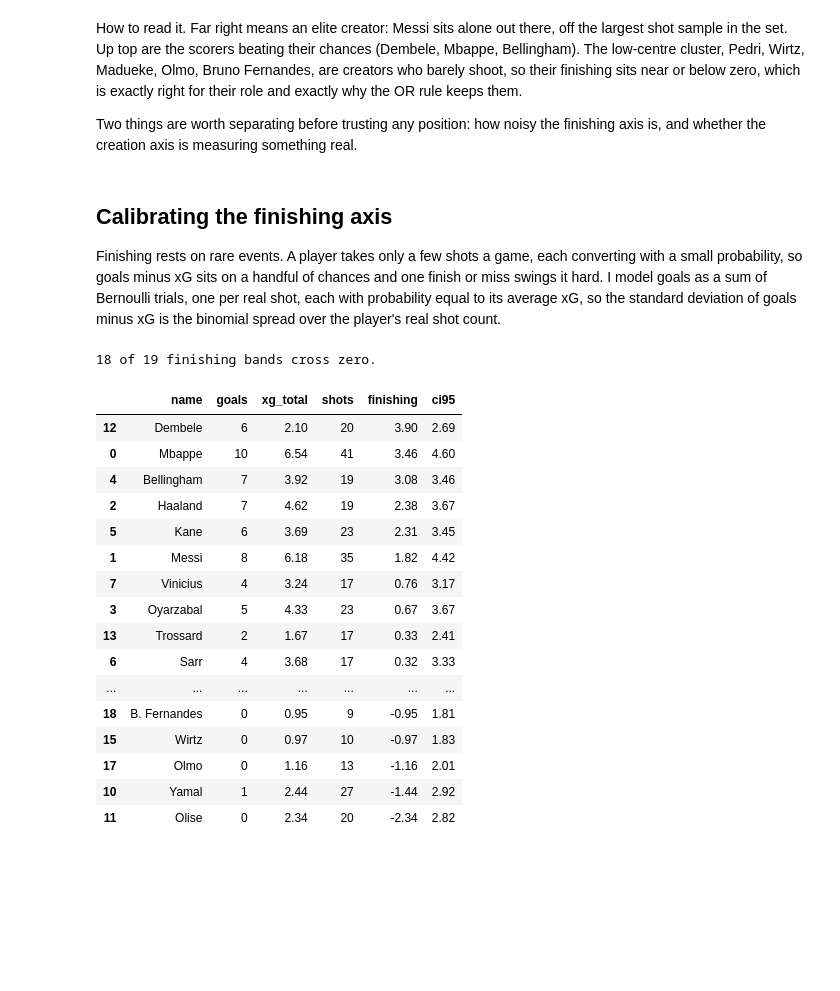
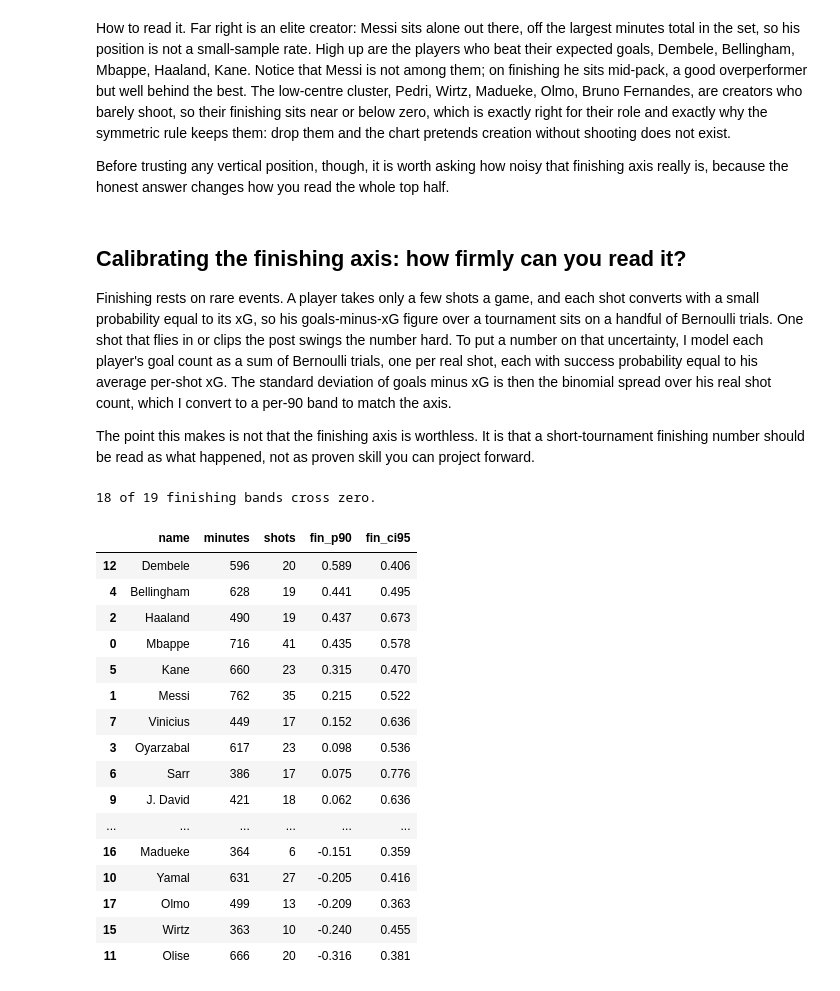
Before and after one commit to wingedhusssar-pixel/wc2026-top-attacking-threat-analysis, a Jupyter notebook: wc2026_xg_analysis.ipynb, the cells around one changed output. Cells and saved outputs as stored; diff of their text form; code cells hidden in the pictures; blank space fills up the shorter version.

```diff
--- a/wc2026_xg_analysis.ipynb
+++ b/wc2026_xg_analysis.ipynb
@@ -37,25 +38,27 @@ Vertical axis is finishing (goals minus xG). Horizontal is creation (total xA).
 # %%
+import numpy as np, pandas as pd, matplotlib.pyplot as plt
 INK,ACC,MUT,GRID="#22303f","#3f6d9c","#8a8f98","#e6e3db"
 plt.rcParams.update({"font.size":11,"figure.facecolor":"white","axes.facecolor":"white"})
+df=pd.read_csv("wc2026_attackers.csv")
+df["xa_p90"]=df["xa_total"]/df["minutes"]*90
+df["fin_p90"]=(df["goals"]-df["xg_total"])/df["minutes"]*90
 # CHART 1
 fig,ax=plt.subplots(figsize=(9.8,6.8))
-sz=(df["shots"]/df["shots"].max()*380)+40
-ax.scatter(df["xa_total"],df["finishing"],s=sz,color=ACC,alpha=.55,edgecolor=INK,lw=.7,zorder=3)
+sz=(df["minutes"]/df["minutes"].max()*360)+40
+ax.scatter(df["xa_p90"],df["fin_p90"],s=sz,color=ACC,alpha=.55,edgecolor=INK,lw=.7,zorder=3)
 ax.axhline(0,color=MUT,lw=1,ls="--",zorder=1)
-ax.text(df["xa_total"].max(),.06,"goals = xG",color=MUT,fontsize=9,ha="right")
-off={"Bellingham":(0,13),"Dembele":(0,13),"Kane":(8,12),"Mbappe":(0,13),"Haaland":(0,12),
- "Vinicius":(0,-16),"Trossard":(0,12),"Olmo":(-14,-14),"B. Fernandes":(34,-2),"Wirtz":(10,-15),
- "Madueke":(0,12),"Pedri":(0,12),"Olise":(0,12),"Messi":(0,13),"Yamal":(0,-16),
- "Ronaldo":(0,-16),"Jimenez":(-18,-13),"J. David":(24,7),"Sarr":(-8,13),"Oyarzabal":(0,12)}
+ax.text(df["xa_p90"].max(),.01,"goals = xG",color=MUT,fontsize=9,ha="right",va="bottom")
+off={"Bellingham":(0,13),"Dembele":(0,13),"Kane":(10,11),"Mbappe":(-18,10),"Haaland":(0,12),
+ "Vinicius":(0,-16),"Trossard":(0,13),"Olmo":(-18,-13),"B. Fernandes":(38,-2),"Wirtz":(14,-15),
+ "Madueke":(0,-16),"Pedri":(0,13),"Olise":(0,13),"Messi":(0,13),"Yamal":(0,-16),
+ "Ronaldo":(0,-16),"J. David":(28,6),"Sarr":(-8,13),"Oyarzabal":(0,13)}
 for _,r in df.iterrows():
     dx,dy=off.get(r["name"],(0,12))
-    ax.annotate(r["name"],(r["xa_total"],r["finishing"]),xytext=(dx,dy),
-                textcoords="offset points",ha="center",fontsize=8.3,color=INK)
-ax.set_xlabel("Chance creation  —  total xA"); ax.set_ylabel("Finishing  —  goals minus xG")
+    ax.annotate(r["name"],(r["xa_p90"],r["fin_p90"]),xytext=(dx,dy),textcoords="offset points",ha="center",fontsize=8.3,color=INK)
+ax.set_xlabel("Chance creation  \u2014  xA per 90"); ax.set_ylabel("Finishing  \u2014  goals minus xG per 90")
 ax.set_title("World Cup 2026 attackers: finishing vs creation",fontweight="bold",loc="left",pad=10)
 ax.grid(color=GRID,lw=.6,zorder=0); ax.margins(x=.13,y=.17)
-ax.text(0,-.13,"Dot size = shots  ·  in set if xG≥1.3 or xA≥1.3  ·  finishing: FIFA, creation: FotMob",
-        transform=ax.transAxes,fontsize=8.3,color=MUT)
+ax.text(0,-.13,"Dot size = minutes  \u00b7  350-min floor  \u00b7  in set if xG\u22651.3 or xA\u22651.3  \u00b7  finishing: FIFA, creation: FotMob",transform=ax.transAxes,fontsize=8,color=MUT)
 for s in["top","right"]:ax.spines[s].set_visible(False)
 plt.tight_layout();plt.show()
 # %% [output]
@@ -63,34 +66,36 @@ plt.tight_layout();plt.show()
 # %% [markdown]
-How to read it. Far right means an elite creator: Messi sits alone out there, off the largest shot sample in the set. Up top are the scorers beating their chances (Dembele, Mbappe, Bellingham). The low-centre cluster, Pedri, Wirtz, Madueke, Olmo, Bruno Fernandes, are creators who barely shoot, so their finishing sits near or below zero, which is exactly right for their role and exactly why the OR rule keeps them.
+How to read it. Far right is an elite creator: Messi sits alone out there, off the largest minutes total in the set, so his position is not a small-sample rate. High up are the players who beat their expected goals, Dembele, Bellingham, Mbappe, Haaland, Kane. Notice that Messi is not among them; on finishing he sits mid-pack, a good overperformer but well behind the best. The low-centre cluster, Pedri, Wirtz, Madueke, Olmo, Bruno Fernandes, are creators who barely shoot, so their finishing sits near or below zero, which is exactly right for their role and exactly why the symmetric rule keeps them: drop them and the chart pretends creation without shooting does not exist.
 
-Two things are worth separating before trusting any position: how noisy the finishing axis is, and whether the creation axis is measuring something real.
+Before trusting any vertical position, though, it is worth asking how noisy that finishing axis really is, because the honest answer changes how you read the whole top half.
 # %% [markdown]
-## Calibrating the finishing axis
+## Calibrating the finishing axis: how firmly can you read it?
 
-Finishing rests on rare events. A player takes only a few shots a game, each converting with a small probability, so goals minus xG sits on a handful of chances and one finish or miss swings it hard. I model goals as a sum of Bernoulli trials, one per real shot, each with probability equal to its average xG, so the standard deviation of goals minus xG is the binomial spread over the player's real shot count.
+Finishing rests on rare events. A player takes only a few shots a game, and each shot converts with a small probability equal to its xG, so his goals-minus-xG figure over a tournament sits on a handful of Bernoulli trials. One shot that flies in or clips the post swings the number hard. To put a number on that uncertainty, I model each player's goal count as a sum of Bernoulli trials, one per real shot, each with success probability equal to his average per-shot xG. The standard deviation of goals minus xG is then the binomial spread over his real shot count, which I convert to a per-90 band to match the axis.
+
+The point this makes is not that the finishing axis is worthless. It is that a short-tournament finishing number should be read as what happened, not as proven skill you can project forward.
 # %%
-p = (df["xg_total"]/df["shots"]).clip(upper=0.99)      # avg per-shot xG, from real shots
-df["sd_finish"] = np.sqrt(df["shots"]*p*(1-p))         # SD of goal count
-df["ci95"] = 1.96*df["sd_finish"]
-crosses = ((df["finishing"]-df["ci95"]<0)&(df["finishing"]+df["ci95"]>0)).sum()
+p = (df["xg_total"]/df["shots"]).clip(upper=0.99)       # average per-shot xG, from real shots
+df["sd_goals"] = np.sqrt(df["shots"]*p*(1-p))          # SD of the goal count (binomial)
+df["fin_ci95"] = 1.96*df["sd_goals"]/df["minutes"]*90  # 95% band in per-90 units
+crosses = ((df["fin_p90"]-df["fin_ci95"]<0)&(df["fin_p90"]+df["fin_ci95"]>0)).sum()
 print(f"{crosses} of {len(df)} finishing bands cross zero.")
-df.sort_values("finishing",ascending=False)[["name","goals","xg_total","shots","finishing","ci95"]].round(2)
+df.sort_values("fin_p90",ascending=False)[["name","minutes","shots","fin_p90","fin_ci95"]].round(3)
 # %% [output]
 18 of 19 finishing bands cross zero.
-|  | name | goals | xg_total | shots | finishing | ci95 |
-| 12 | Dembele | 6 | 2.10 | 20 | 3.90 | 2.69 |
-| 0 | Mbappe | 10 | 6.54 | 41 | 3.46 | 4.60 |
-| 4 | Bellingham | 7 | 3.92 | 19 | 3.08 | 3.46 |
-| 2 | Haaland | 7 | 4.62 | 19 | 2.38 | 3.67 |
-| 5 | Kane | 6 | 3.69 | 23 | 2.31 | 3.45 |
-| 1 | Messi | 8 | 6.18 | 35 | 1.82 | 4.42 |
-| 7 | Vinicius | 4 | 3.24 | 17 | 0.76 | 3.17 |
-| 3 | Oyarzabal | 5 | 4.33 | 23 | 0.67 | 3.67 |
-| 13 | Trossard | 2 | 1.67 | 17 | 0.33 | 2.41 |
-| 6 | Sarr | 4 | 3.68 | 17 | 0.32 | 3.33 |
-| ... | ... | ... | ... | ... | ... | ... |
-| 18 | B. Fernandes | 0 | 0.95 | 9 | -0.95 | 1.81 |
-| 15 | Wirtz | 0 | 0.97 | 10 | -0.97 | 1.83 |
-| 17 | Olmo | 0 | 1.16 | 13 | -1.16 | 2.01 |
-| 10 | Yamal | 1 | 2.44 | 27 | -1.44 | 2.92 |
-| 11 | Olise | 0 | 2.34 | 20 | -2.34 | 2.82 |
+|  | name | minutes | shots | fin_p90 | fin_ci95 |
+| 12 | Dembele | 596 | 20 | 0.589 | 0.406 |
+| 4 | Bellingham | 628 | 19 | 0.441 | 0.495 |
+| 2 | Haaland | 490 | 19 | 0.437 | 0.673 |
+| 0 | Mbappe | 716 | 41 | 0.435 | 0.578 |
+| 5 | Kane | 660 | 23 | 0.315 | 0.470 |
+| 1 | Messi | 762 | 35 | 0.215 | 0.522 |
+| 7 | Vinicius | 449 | 17 | 0.152 | 0.636 |
+| 3 | Oyarzabal | 617 | 23 | 0.098 | 0.536 |
+| 6 | Sarr | 386 | 17 | 0.075 | 0.776 |
+| 9 | J. David | 421 | 18 | 0.062 | 0.636 |
+| ... | ... | ... | ... | ... | ... |
+| 16 | Madueke | 364 | 6 | -0.151 | 0.359 |
+| 10 | Yamal | 631 | 27 | -0.205 | 0.416 |
+| 17 | Olmo | 499 | 13 | -0.209 | 0.363 |
+| 15 | Wirtz | 363 | 10 | -0.240 | 0.455 |
+| 11 | Olise | 666 | 20 | -0.316 | 0.381 |
```
Also changed, not shown: parts of 12 cells of this notebook.
